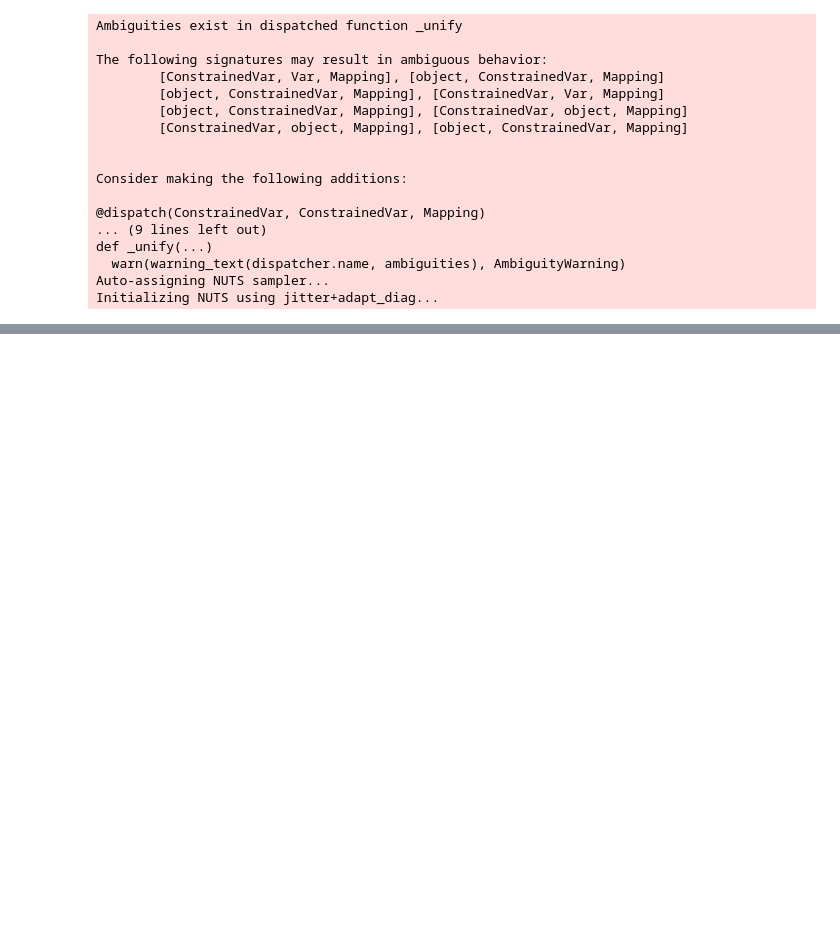
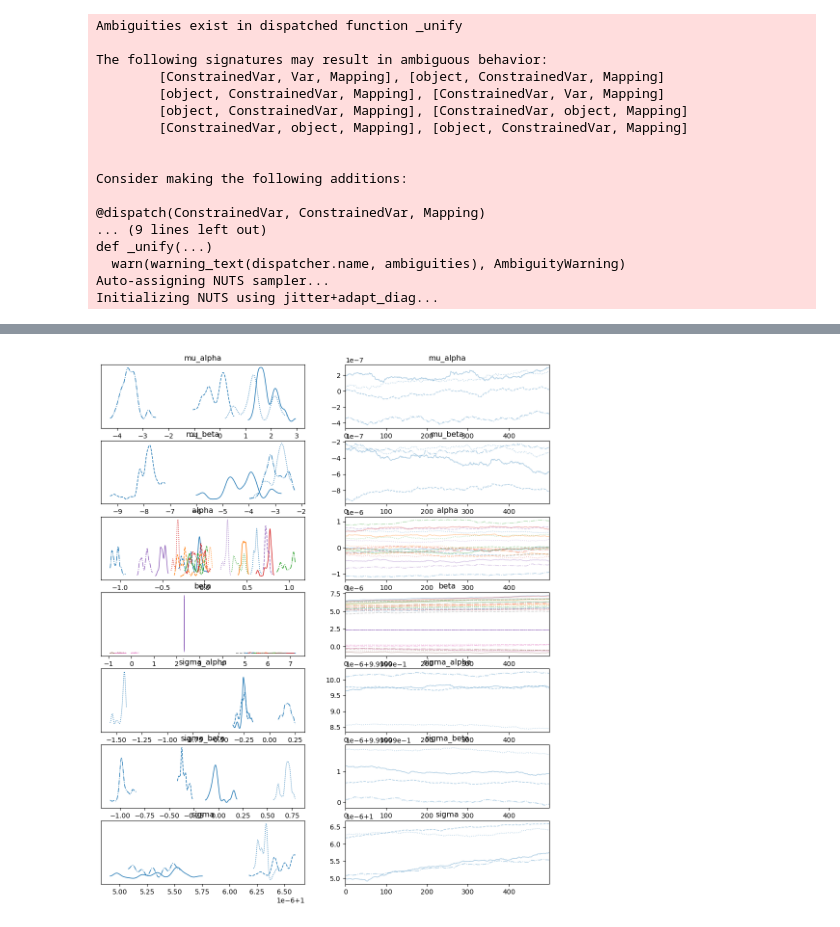
Before and after one commit to saideepakreddy0308/FY_Dissertation, a Jupyter notebook: bhm_on_preprocessed_merged_data.ipynb, the cells around one changed output, grey strips where cells are left out. Drawn from its saved outputs; the diff is of its cells as text; code cells hidden in the pictures; blank space fills up the shorter version.

Commit message:
initial test hierarchical model

```diff
--- a/bhm_on_preprocessed_merged_data.ipynb
+++ b/bhm_on_preprocessed_merged_data.ipynb
@@ -298,8 +298,8 @@ try:
         y_obs = pm.Normal('y_obs', mu=mu, sigma=sigma, observed=y_train)
 
         # Debugging
-        model_debug = pm.model_to_graphviz(hierarchical_model)
-        model_debug.render(filename='model_debug', format='png', cleanup=True)
+#         model_debug = pm.model_to_graphviz(hierarchical_model)
+#         model_debug.render(filename='model_debug', format='png', cleanup=True)
 
         trace = pm.sample(500, tune=200, cores=4, target_accept=0.9, init='adapt_diag')
 
@@ -320,0 +354,89 @@ except Exception as e:
+# %%
+import pandas as pd
+import pymc as pm
+import logging
+import matplotlib.pyplot as plt
+import arviz as az
+import pickle
+from sklearn.metrics import mean_squared_error
+from sklearn.model_selection import train_test_split
+
+# Initialize logging
+logging.basicConfig(filename='hierarchical_model_1.log', level=logging.INFO)
+
+try:
+    logging.info('Loading data...')
+    df = pd.read_csv('etf_data/preprocessed_merged_data.csv')
+    df.dropna(inplace=True)
+
+    etf_groups = df['ETF'].unique()
+    n_etfs = len(etf_groups)
+
+    df['ETF_idx'] = df['ETF'].astype('category').cat.codes
+
+    logging.info('Preparing data...')
+    selected_features = [col for col in df.columns if col not in ['Date', 'ETF', 'Close', 'ETF_idx']]
+    X = df[selected_features].values
+    y = df['Close'].values
+    etf_idx = df['ETF_idx'].values
+
+    X_train, X_test, y_train, y_test, etf_idx_train, etf_idx_test = train_test_split(X, y, etf_idx, test_size=0.2, stratify=etf_idx)
+
+    logging.info('Building hierarchical model...')
+    with pm.Model() as hierarchical_model:
+
+        # Hyperpriors
+        mu_alpha = pm.Normal('mu_alpha', mu=0., sigma=1)
+        sigma_alpha = pm.HalfCauchy('sigma_alpha', beta=1)
+        mu_beta = pm.Normal('mu_beta', mu=0., sigma=1)
+        sigma_beta = pm.HalfCauchy('sigma_beta', beta=1)
+
+        # ETF-level random intercepts
+        alpha = pm.Normal('alpha', mu=mu_alpha, sigma=sigma_alpha, shape=n_etfs)
+
+        # Fixed effects
+        beta = pm.Normal('beta', mu=mu_beta, sigma=sigma_beta, shape=(X_train.shape[1],))
+
+        # Model error
+        sigma = pm.HalfCauchy('sigma', beta=1)
+
+        # Expected value
+        mu = alpha[etf_idx_train] + pm.math.dot(X_train, beta)
+
+        # Data likelihood
+        y_obs = pm.Normal('y_obs', mu=mu, sigma=sigma, observed=y_train)
+
+        trace = pm.sample(500, tune=200, cores=4, target_accept=0.9, init='adapt_diag')
+
+        # Diagnostic Checks: Trace Plots
+        logging.info('Plotting trace plots...')
+        az.plot_trace(trace)
+        plt.savefig('trace_plots.png')
+
+        # WAIC and Model Comparison
+        waic = pm.waic(trace, scale='deviance')
+        logging.info(f'WAIC: {waic.waic}')
+
+        # Posterior Predictive Checks
+        logging.info('Performing posterior predictive checks...')
+        ppc = pm.sample_posterior_predictive(trace, samples=500)
+        y_pred = ppc['y_obs'].mean(axis=0)
+
+        # Mean Squared Error
+        mse = mean_squared_error(y_test, y_pred)
+        logging.info(f'Mean Squared Error: {mse}')
+
+        # Save Model
+        logging.info('Saving the model...')
+        with open('hierarchical_model.pkl', 'wb') as f:
+            pickle.dump({'model': hierarchical_model, 'trace': trace}, f)
+
+    logging.info('Model trained and saved.')
+
+except Exception as e:
+    logging.error(f'An error occurred: {e}')
+
+    # Next Steps: Notes for Paper/Thesis
+    # Refer to the 'hierarchical_model.log' file for diagnostic and performance metrics.
+    # Consider extending the model to incorporate more advanced features and interactions.
+# %% [output]
@@ -320,0 +468 @@ except Exception as e:
+[figure, added]
```
Also changed, not shown: parts of 3 cells of this notebook, 3 other files.
